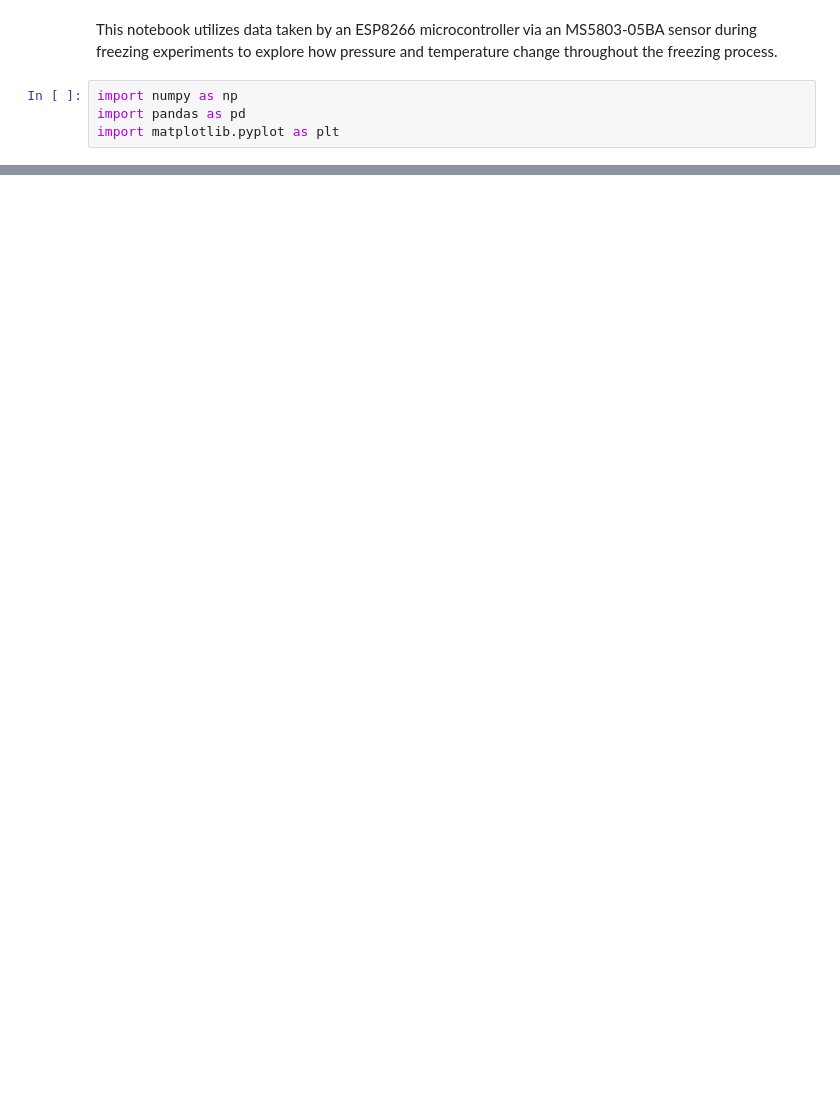
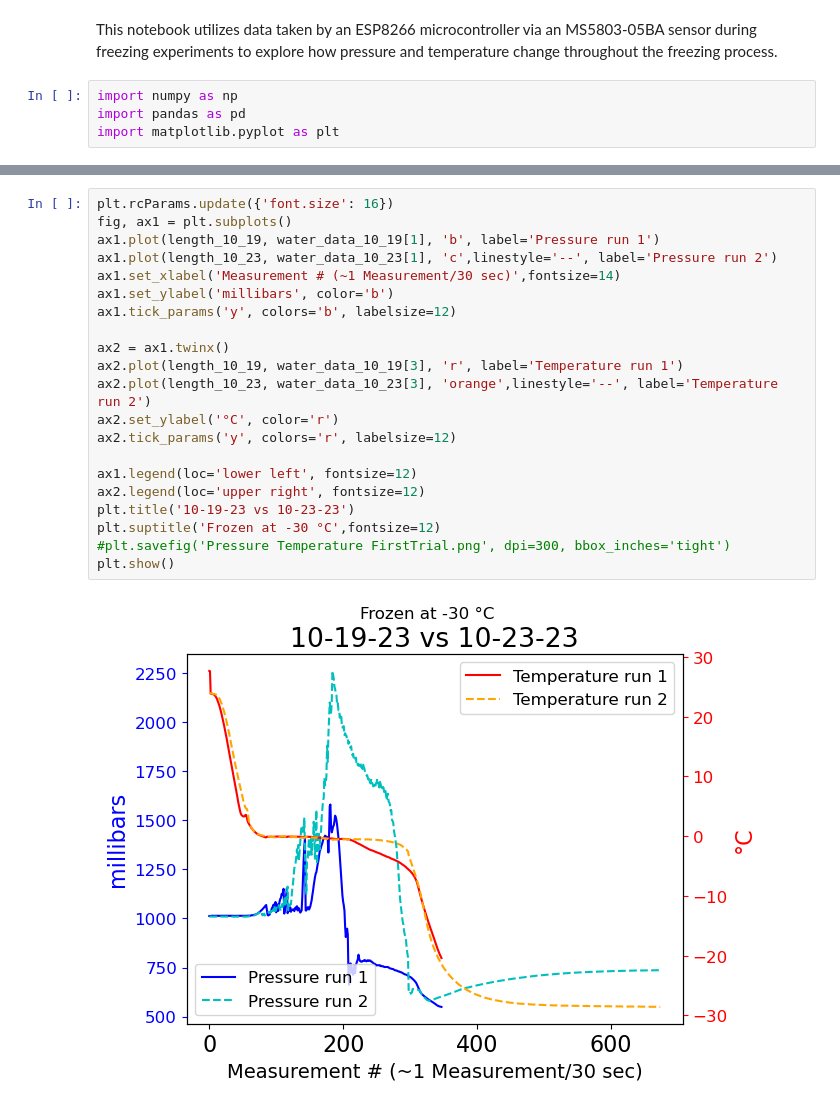
Before and after one commit to GHOpenonic/briny-ice-fracture-mechanics, a Jupyter notebook: experiments-data-plots/measuring pressure.ipynb, the cells around one changed output, grey strips where cells are left out. Cells and saved outputs as stored; diff of their text form; blank space fills up the shorter version.

```diff
--- a/experiments-data-plots/measuring pressure.ipynb
+++ b/experiments-data-plots/measuring pressure.ipynb
@@ -29,0 +72,23 @@ plt.show()
+# %%
+plt.rcParams.update({'font.size': 16})
+fig, ax1 = plt.subplots()
+ax1.plot(length_10_19, water_data_10_19[1], 'b', label='Pressure run 1')
+ax1.plot(length_10_23, water_data_10_23[1], 'c',linestyle='--', label='Pressure run 2')
+ax1.set_xlabel('Measurement # (~1 Measurement/30 sec)',fontsize=14)
+ax1.set_ylabel('millibars', color='b')
+ax1.tick_params('y', colors='b', labelsize=12)
+
+ax2 = ax1.twinx()
+ax2.plot(length_10_19, water_data_10_19[3], 'r', label='Temperature run 1')
+ax2.plot(length_10_23, water_data_10_23[3], 'orange',linestyle='--', label='Temperature run 2')
+ax2.set_ylabel('°C', color='r')
+ax2.tick_params('y', colors='r', labelsize=12)
+
+ax1.legend(loc='lower left', fontsize=12)
+ax2.legend(loc='upper right', fontsize=12)
+plt.title('10-19-23 vs 10-23-23')
+plt.suptitle('Frozen at -30 °C',fontsize=12)
+#plt.savefig('Pressure Temperature FirstTrial.png', dpi=300, bbox_inches='tight')
+plt.show()
+# %% [output]
+[figure, added]
```
Also changed, not shown: parts of 4 cells of this notebook.
